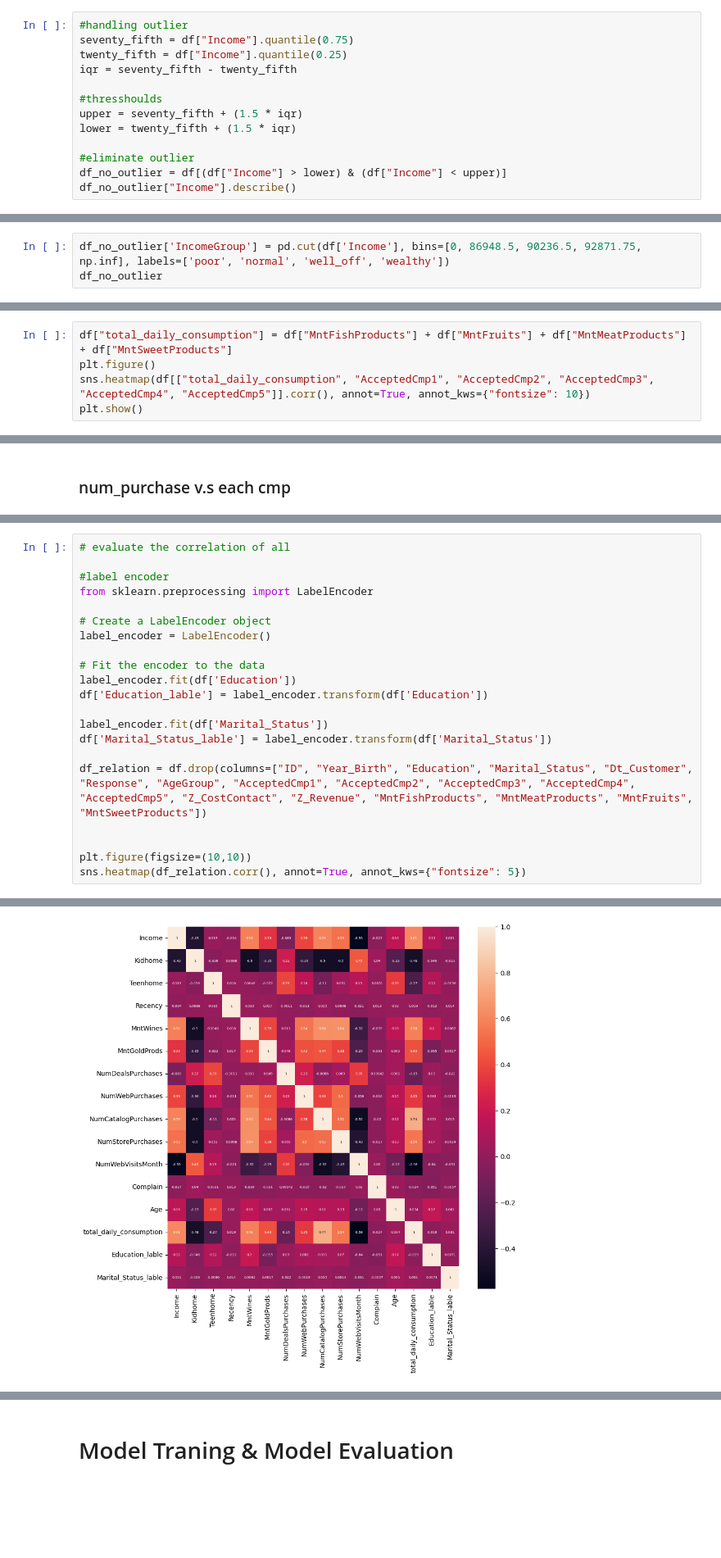
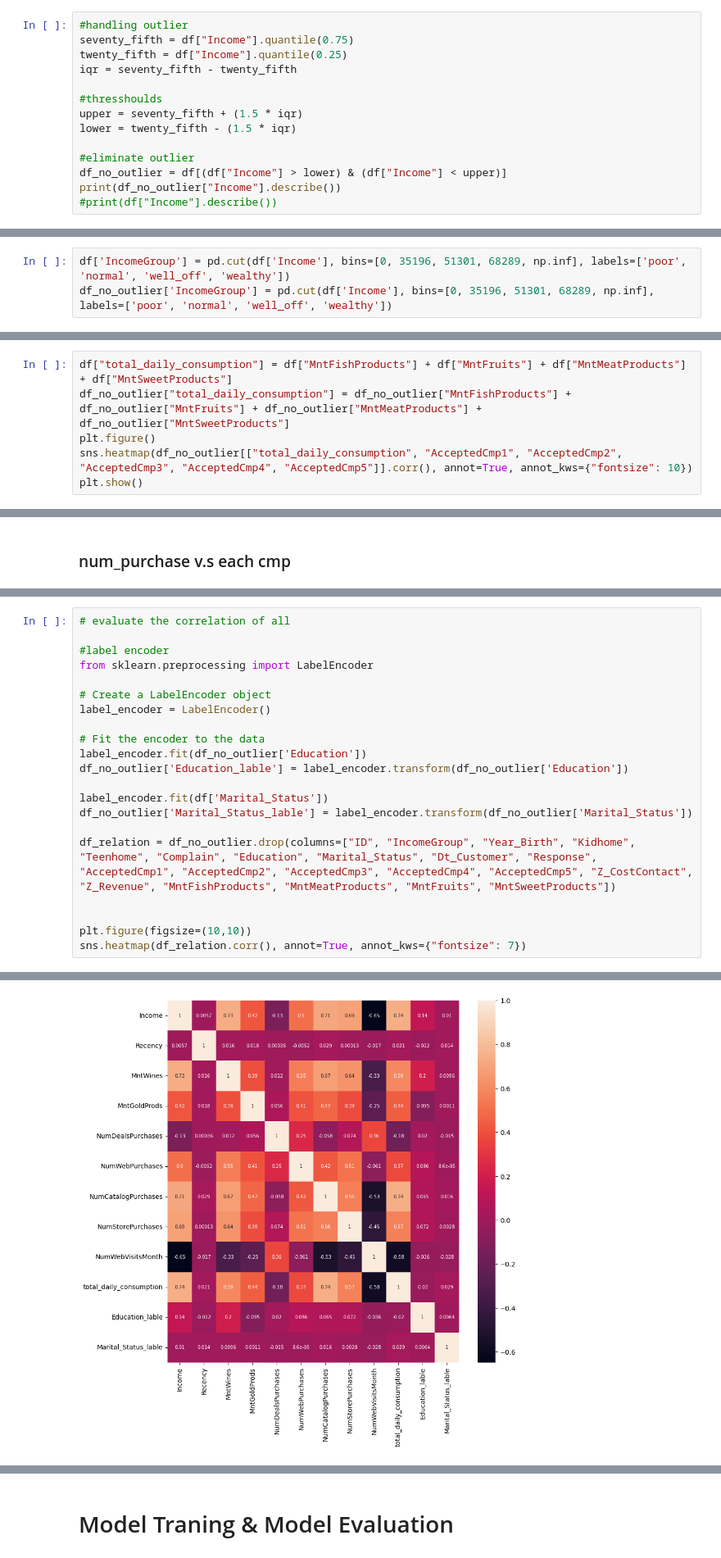
Before and after one commit to jlinsdl/Marketing-campaign, a Jupyter notebook: Marketing_Campaign.ipynb, the cells around one changed output, grey strips where cells are left out. Shown at 82% size. Drawn from its saved outputs; the diff is of its cells as text; blank space fills up the shorter version.

```diff
--- a/Marketing_Campaign.ipynb
+++ b/Marketing_Campaign.ipynb
@@ -309,9 +354,10 @@ iqr = seventy_fifth - twenty_fifth
 
 #thresshoulds
 upper = seventy_fifth + (1.5 * iqr)
-lower = twenty_fifth + (1.5 * iqr)
+lower = twenty_fifth - (1.5 * iqr)
 
 #eliminate outlier
 df_no_outlier = df[(df["Income"] > lower) & (df["Income"] < upper)]
-df_no_outlier["Income"].describe()
+print(df_no_outlier["Income"].describe())
+#print(df["Income"].describe())
 # %% [output]
@@ -325,8 +371,8 @@ min       85431.000000
 max      113734.000000
 Name: Income, dtype: float64
 # %%
-df_no_outlier['IncomeGroup'] = pd.cut(df['Income'], bins=[0, 86948.5, 90236.5, 92871.75, np.inf], labels=['poor', 'normal', 'well_off', 'wealthy'])
-df_no_outlier
+df['IncomeGroup'] = pd.cut(df['Income'], bins=[0, 35196, 51301, 68289, np.inf], labels=['poor', 'normal', 'well_off', 'wealthy'])
+df_no_outlier['IncomeGroup'] = pd.cut(df['Income'], bins=[0, 35196, 51301, 68289, np.inf], labels=['poor', 'normal', 'well_off', 'wealthy'])
 # %% [output]
 A value is trying to be set on a copy of a slice from a DataFrame.
 Try using .loc[row_indexer,col_indexer] = value instead
@@ -414,6 +448,7 @@ plt.show
 # %%
 df["total_daily_consumption"] = df["MntFishProducts"] + df["MntFruits"] + df["MntMeatProducts"] + df["MntSweetProducts"]
+df_no_outlier["total_daily_consumption"] = df_no_outlier["MntFishProducts"] + df_no_outlier["MntFruits"] + df_no_outlier["MntMeatProducts"] + df_no_outlier["MntSweetProducts"]
 plt.figure()
-sns.heatmap(df[["total_daily_consumption", "AcceptedCmp1", "AcceptedCmp2", "AcceptedCmp3", "AcceptedCmp4", "AcceptedCmp5"]].corr(), annot=True, annot_kws={"fontsize": 10})
+sns.heatmap(df_no_outlier[["total_daily_consumption", "AcceptedCmp1", "AcceptedCmp2", "AcceptedCmp3", "AcceptedCmp4", "AcceptedCmp5"]].corr(), annot=True, annot_kws={"fontsize": 10})
 plt.show()
 # %% [output]
@@ -500,15 +540,15 @@ from sklearn.preprocessing import LabelEncoder
 label_encoder = LabelEncoder()
 
 # Fit the encoder to the data
-label_encoder.fit(df['Education'])
-df['Education_lable'] = label_encoder.transform(df['Education'])
+label_encoder.fit(df_no_outlier['Education'])
+df_no_outlier['Education_lable'] = label_encoder.transform(df_no_outlier['Education'])
 
 label_encoder.fit(df['Marital_Status'])
-df['Marital_Status_lable'] = label_encoder.transform(df['Marital_Status'])
+df_no_outlier['Marital_Status_lable'] = label_encoder.transform(df_no_outlier['Marital_Status'])
 
-df_relation = df.drop(columns=["ID", "Year_Birth", "Education", "Marital_Status", "Dt_Customer", "Response", "AgeGroup", "AcceptedCmp1", "AcceptedCmp2", "AcceptedCmp3", "AcceptedCmp4", "AcceptedCmp5", "Z_CostContact", "Z_Revenue", "MntFishProducts", "MntMeatProducts", "MntFruits", "MntSweetProducts"])
+df_relation = df_no_outlier.drop(columns=["ID", "IncomeGroup", "Year_Birth", "Kidhome", "Teenhome", "Complain", "Education", "Marital_Status", "Dt_Customer", "Response", "AcceptedCmp1", "AcceptedCmp2", "AcceptedCmp3", "AcceptedCmp4", "AcceptedCmp5", "Z_CostContact", "Z_Revenue", "MntFishProducts", "MntMeatProducts", "MntFruits", "MntSweetProducts"])
 
 
 plt.figure(figsize=(10,10))
-sns.heatmap(df_relation.corr(), annot=True, annot_kws={"fontsize": 5})
+sns.heatmap(df_relation.corr(), annot=True, annot_kws={"fontsize": 7})
 # %% [output]
@@ -516 +566 @@ sns.heatmap(df_relation.corr(), annot=True, annot_kws={"fontsize": 5})
-[figure, old version]
+[figure, new version]
```
Also changed, not shown: parts of 36 cells of this notebook.
